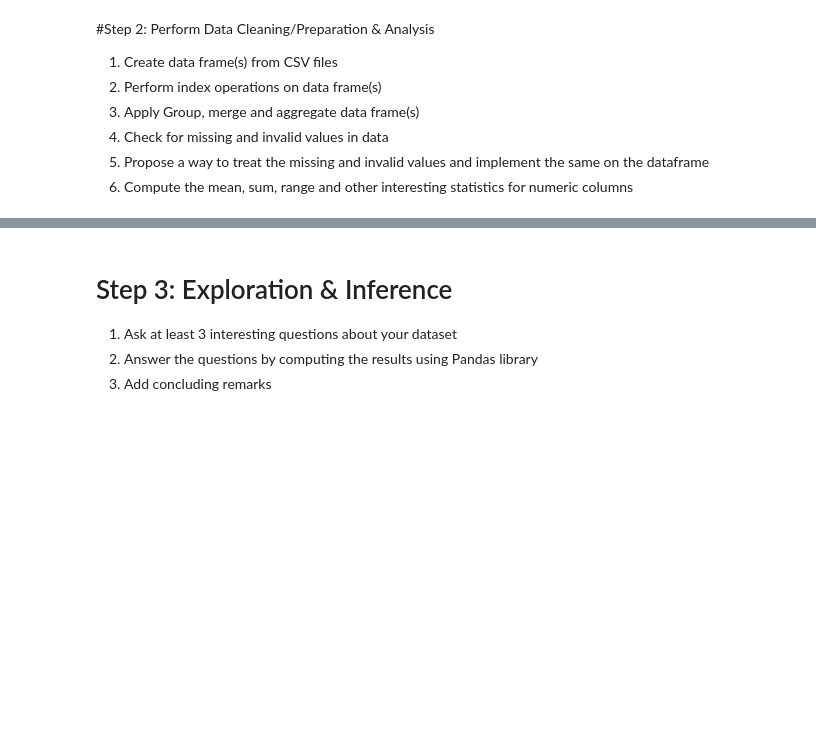
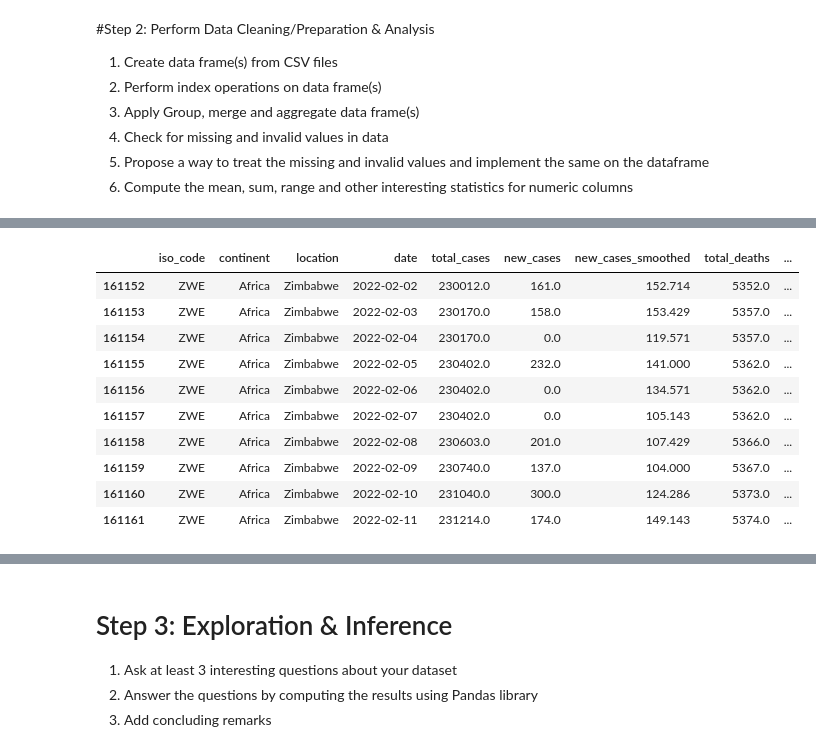
Before and after one commit to hermansyan/Python-ProjectDPHI, a Jupyter notebook: DPhi_Pandas_Bootcamp_Assignment.ipynb, the cells around one changed output, grey strips where cells are left out. Cells and saved outputs as stored; diff of their text form; code cells hidden in the pictures; blank space fills up the shorter version.

```diff
--- a/DPhi_Pandas_Bootcamp_Assignment.ipynb
+++ b/DPhi_Pandas_Bootcamp_Assignment.ipynb
@@ -40,0 +58,14 @@ import pandas as pd
+# %%
+df.tail(10)
+# %% [output]
+|  | iso_code | continent | location | date | total_cases | new_cases | new_cases_smoothed | total_deaths | ... |
+| 161152 | ZWE | Africa | Zimbabwe | 2022-02-02 | 230012.0 | 161.0 | 152.714 | 5352.0 | ... |
+| 161153 | ZWE | Africa | Zimbabwe | 2022-02-03 | 230170.0 | 158.0 | 153.429 | 5357.0 | ... |
+| 161154 | ZWE | Africa | Zimbabwe | 2022-02-04 | 230170.0 | 0.0 | 119.571 | 5357.0 | ... |
+| 161155 | ZWE | Africa | Zimbabwe | 2022-02-05 | 230402.0 | 232.0 | 141.000 | 5362.0 | ... |
+| 161156 | ZWE | Africa | Zimbabwe | 2022-02-06 | 230402.0 | 0.0 | 134.571 | 5362.0 | ... |
+| 161157 | ZWE | Africa | Zimbabwe | 2022-02-07 | 230402.0 | 0.0 | 105.143 | 5362.0 | ... |
+| 161158 | ZWE | Africa | Zimbabwe | 2022-02-08 | 230603.0 | 201.0 | 107.429 | 5366.0 | ... |
+| 161159 | ZWE | Africa | Zimbabwe | 2022-02-09 | 230740.0 | 137.0 | 104.000 | 5367.0 | ... |
+| 161160 | ZWE | Africa | Zimbabwe | 2022-02-10 | 231040.0 | 300.0 | 124.286 | 5373.0 | ... |
+| 161161 | ZWE | Africa | Zimbabwe | 2022-02-11 | 231214.0 | 174.0 | 149.143 | 5374.0 | ... |
```
Also changed, not shown: parts of 39 cells of this notebook.
